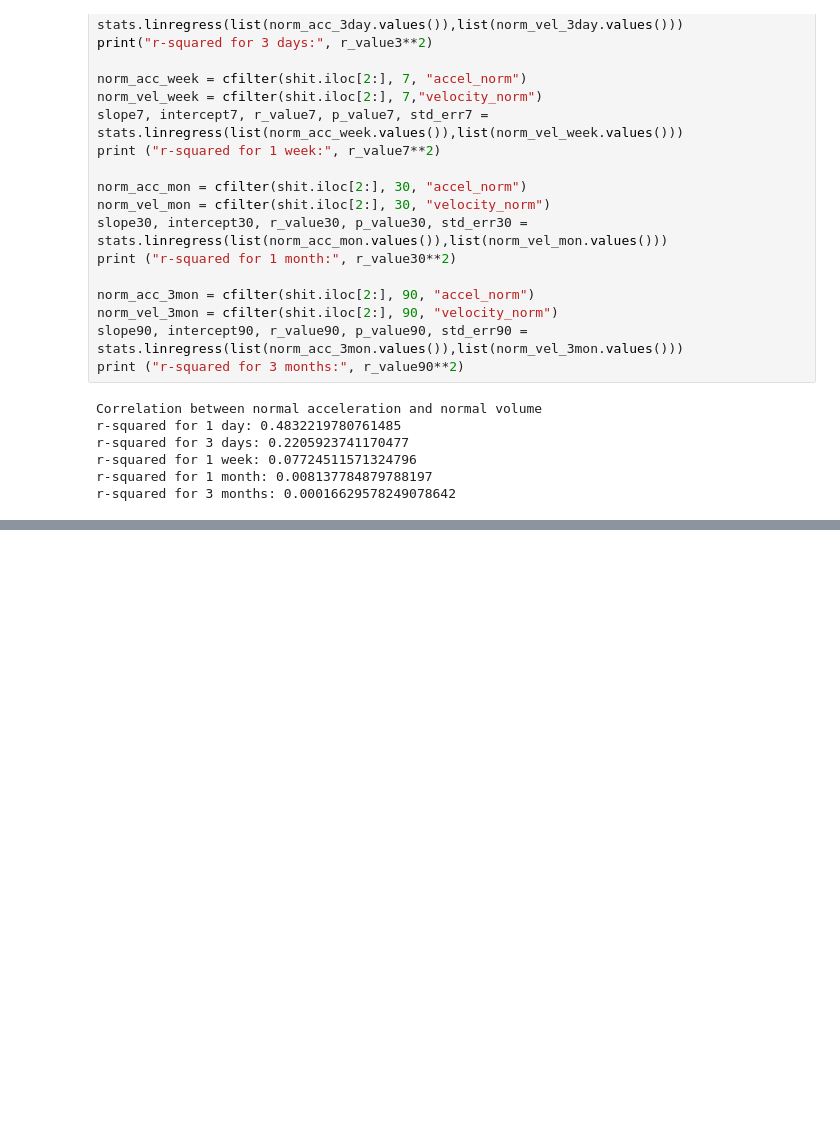
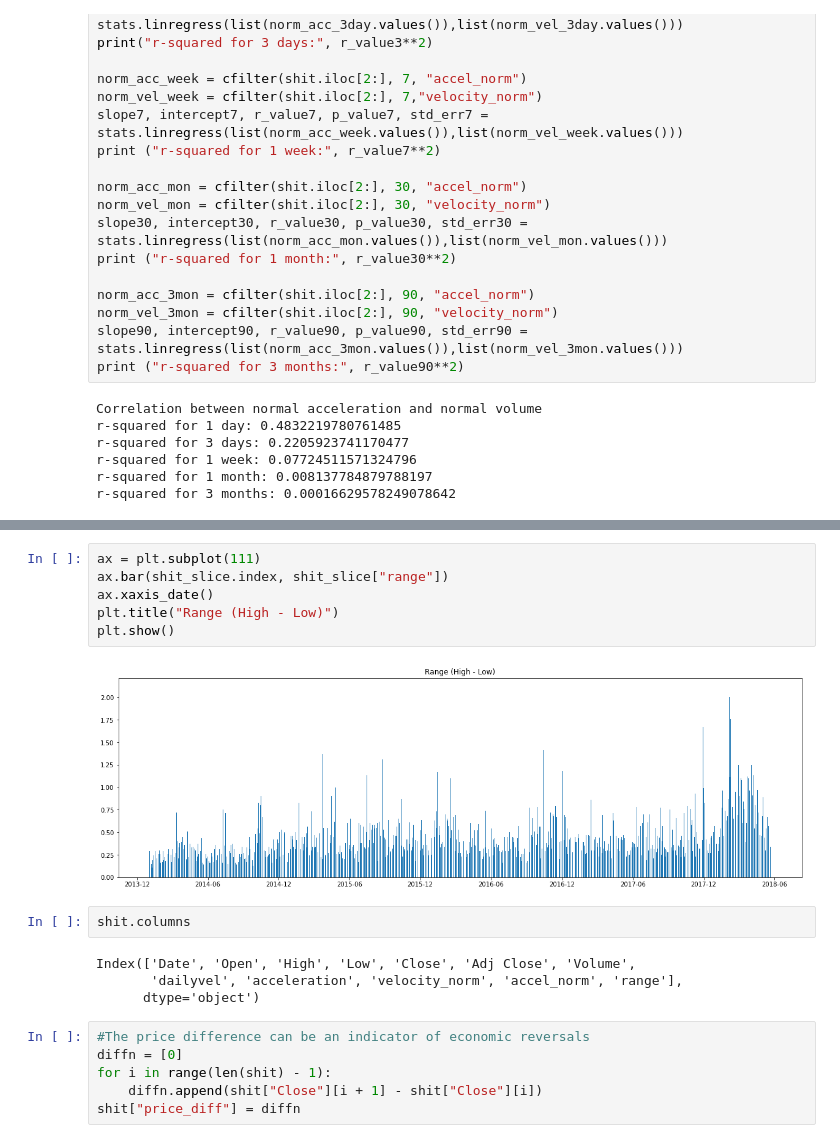
Before and after one commit to tnazikian/market, a Jupyter notebook: market.ipynb, the cells around one changed output, grey strips where cells are left out. Cells and saved outputs as stored; diff of their text form; blank space fills up the shorter version.

```diff
--- a/market.ipynb
+++ b/market.ipynb
@@ -709,0 +731,20 @@ r-squared = 0.0007451133356880812, p-value = 0.0493403852000585, std_err = 6.575
+# %%
+ax = plt.subplot(111)
+ax.bar(shit_slice.index, shit_slice["range"])
+ax.xaxis_date()
+plt.title("Range (High - Low)")
+plt.show()
+# %% [output]
+[figure, added]
+# %%
+shit.columns
+# %% [output]
+Index(['Date', 'Open', 'High', 'Low', 'Close', 'Adj Close', 'Volume',
+       'dailyvel', 'acceleration', 'velocity_norm', 'accel_norm', 'range'],
+      dtype='object')
+# %%
+#The price difference can be an indicator of economic reversals
+diffn = [0]
+for i in range(len(shit) - 1):
+    diffn.append(shit["Close"][i + 1] - shit["Close"][i])
+shit["price_diff"] = diffn
```
Also changed, not shown: parts of 10 cells of this notebook.
